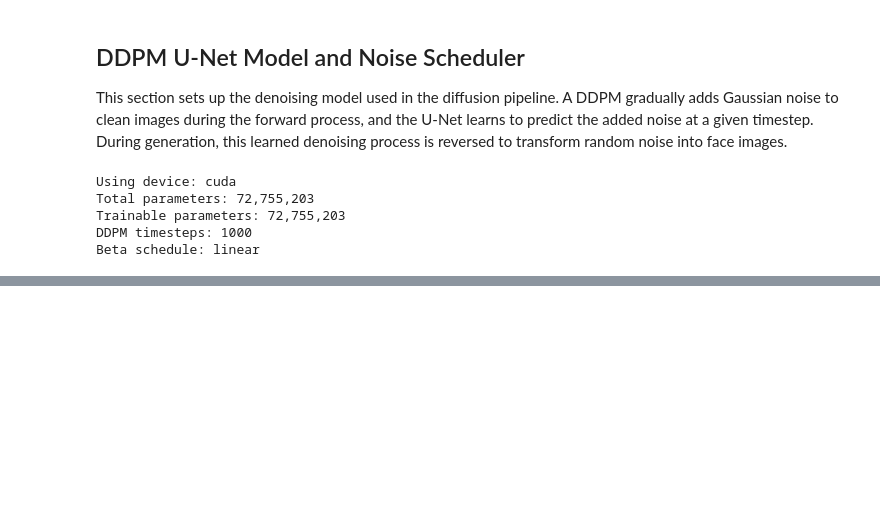
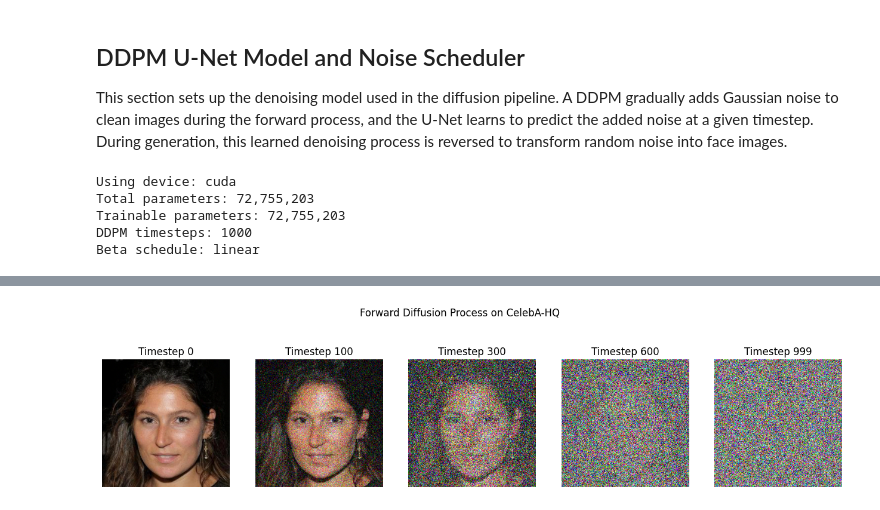
Before and after one commit to johanjoepaul/eee068-diffusion-face-generation, a Jupyter notebook: notebooks/celeb_pipeline.ipynb, the cells around one changed output, grey strips where cells are left out. Cells and saved outputs as stored; diff of their text form; code cells hidden in the pictures; blank space fills up the shorter version.

Commit message:
Add forward diffusion visualization and model validation

```diff
--- a/notebooks/celeb_pipeline.ipynb
+++ b/notebooks/celeb_pipeline.ipynb
@@ -217,0 +224,37 @@ Beta schedule: linear
+# %%
+import matplotlib.pyplot as plt
+
+sample_batch = next(iter(train_loader))
+sample_images = sample_batch["images"].to(DEVICE)
+
+noise_levels = [0, 100, 300, 600, 999]
+image = sample_images[0:1]
+
+fig, axs = plt.subplots(1, len(noise_levels), figsize=(16, 4))
+
+for i, timestep in enumerate(noise_levels):
+
+    noise = torch.randn_like(image)
+
+    t = torch.tensor([timestep], device=DEVICE).long()
+
+    noisy_image = noise_scheduler.add_noise(
+        image,
+        noise,
+        t
+    )
+
+    img = noisy_image[0].detach().cpu().permute(1, 2, 0)
+
+    img = (img * 0.5 + 0.5).clamp(0, 1)
+
+    axs[i].imshow(img)
+
+    axs[i].set_title(f"Timestep {timestep}")
+
+    axs[i].axis("off")
+
+plt.suptitle("Forward Diffusion Process on CelebA-HQ")
+plt.show()
+# %% [output]
+[figure, added]
```
Also changed, not shown: parts of 4 cells of this notebook.
